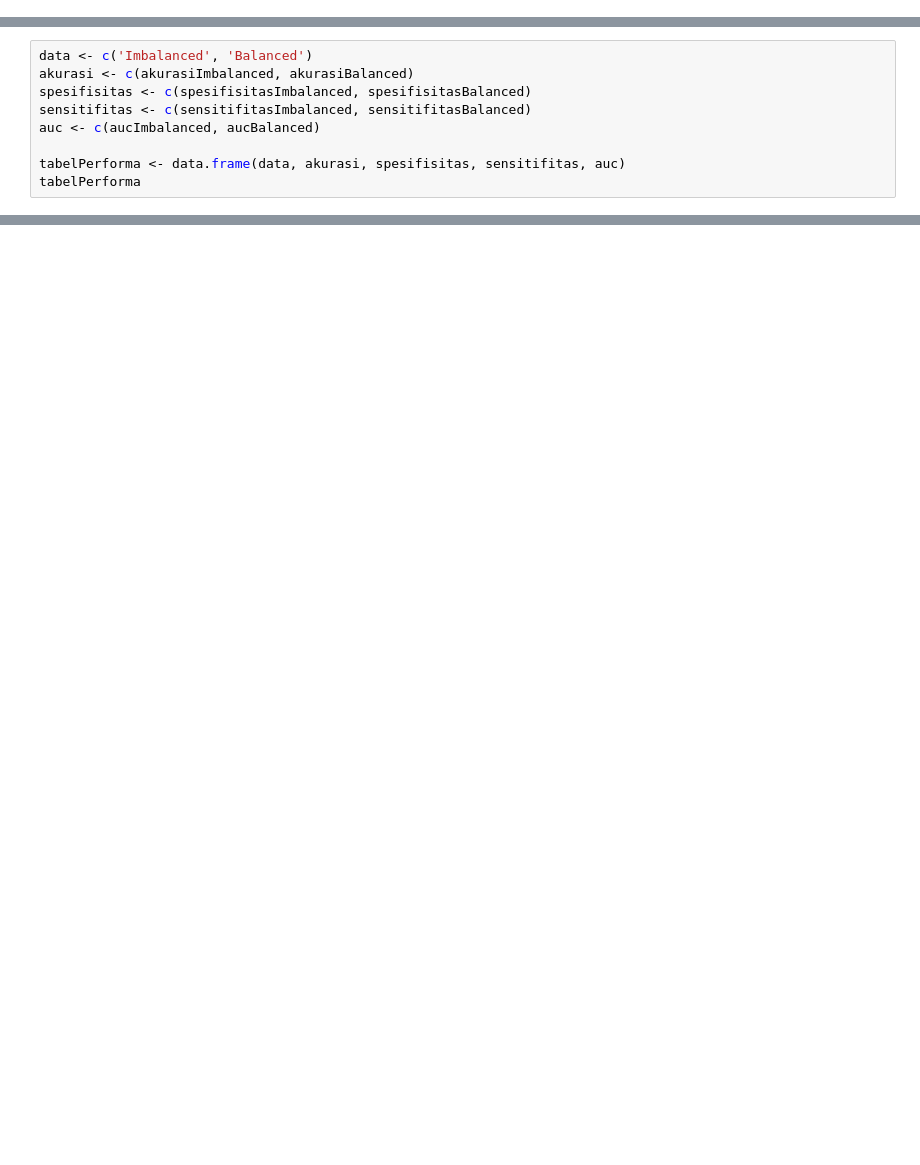
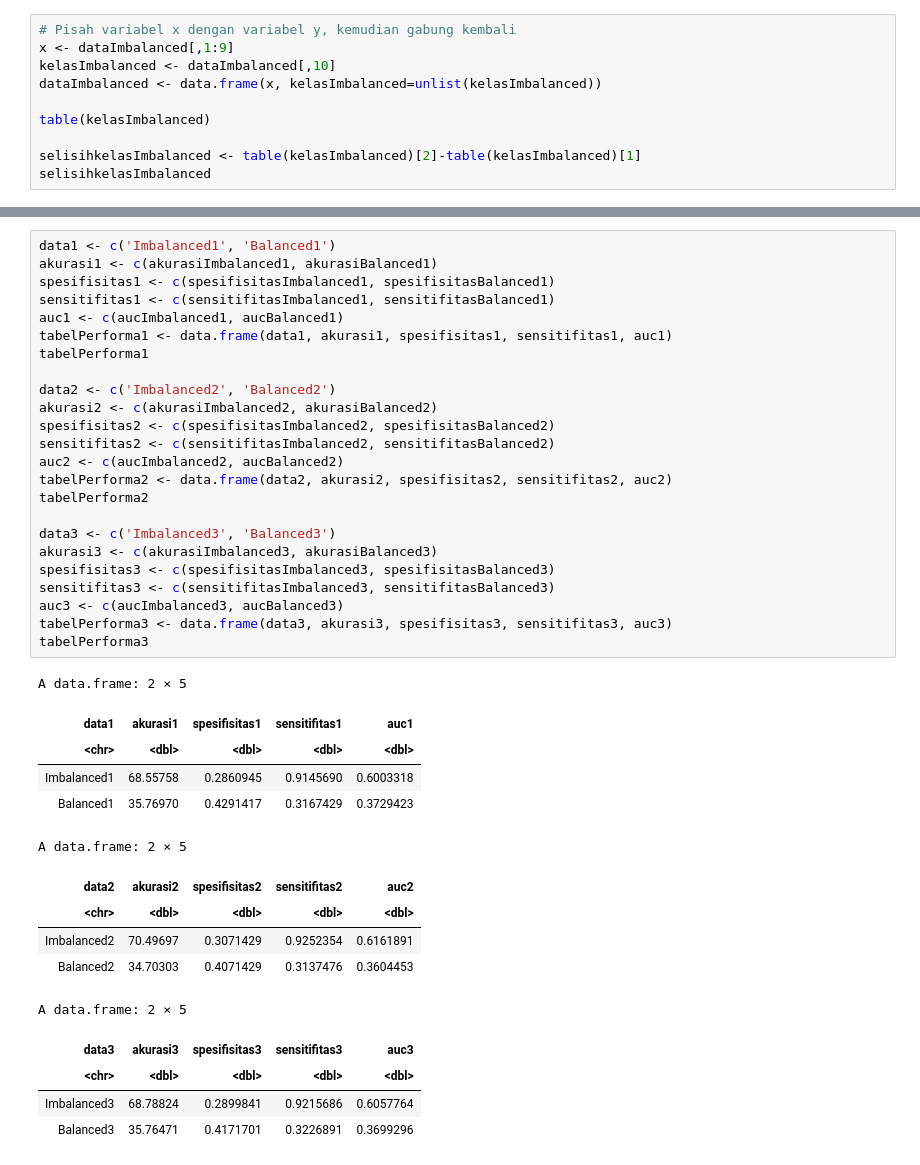
Before and after one commit to khenjyjohnelson/research-others, a Jupyter notebook: 04-Development/Code-Snippets/analysis.ipynb, the cells around one changed output, grey strips where cells are left out. Cells and saved outputs as stored; diff of their text form; blank space fills up the shorter version.

```diff
--- a/04-Development/Code-Snippets/analysis.ipynb
+++ b/04-Development/Code-Snippets/analysis.ipynb
@@ -107,0 +98,10 @@ kelasimbalanced
+# %%
+# Pisah variabel x dengan variabel y, kemudian gabung kembali
+x <- dataImbalanced[,1:9]
+kelasImbalanced <- dataImbalanced[,10]
+dataImbalanced <- data.frame(x, kelasImbalanced=unlist(kelasImbalanced))
+
+table(kelasImbalanced)
+
+selisihkelasImbalanced <- table(kelasImbalanced)[2]-table(kelasImbalanced)[1]
+selisihkelasImbalanced
@@ -227,9 +220,0 @@ prediksi  0  1
-# %%
-data <- c('Imbalanced', 'Balanced')
-akurasi <- c(akurasiImbalanced, akurasiBalanced)
-spesifisitas <- c(spesifisitasImbalanced, spesifisitasBalanced)
-sensitifitas <- c(sensitifitasImbalanced, sensitifitasBalanced)
-auc <- c(aucImbalanced, aucBalanced)
-
-tabelPerforma <- data.frame(data, akurasi, spesifisitas, sensitifitas, auc)
-tabelPerforma
@@ -241,0 +315,40 @@ A data.frame: 2 × 5
+# %%
+data1 <- c('Imbalanced1', 'Balanced1')
+akurasi1 <- c(akurasiImbalanced1, akurasiBalanced1)
+spesifisitas1 <- c(spesifisitasImbalanced1, spesifisitasBalanced1)
+sensitifitas1 <- c(sensitifitasImbalanced1, sensitifitasBalanced1)
+auc1 <- c(aucImbalanced1, aucBalanced1)
+tabelPerforma1 <- data.frame(data1, akurasi1, spesifisitas1, sensitifitas1, auc1)
+tabelPerforma1
+
+data2 <- c('Imbalanced2', 'Balanced2')
+akurasi2 <- c(akurasiImbalanced2, akurasiBalanced2)
+spesifisitas2 <- c(spesifisitasImbalanced2, spesifisitasBalanced2)
+sensitifitas2 <- c(sensitifitasImbalanced2, sensitifitasBalanced2)
+auc2 <- c(aucImbalanced2, aucBalanced2)
+tabelPerforma2 <- data.frame(data2, akurasi2, spesifisitas2, sensitifitas2, auc2)
+tabelPerforma2
+
+data3 <- c('Imbalanced3', 'Balanced3')
+akurasi3 <- c(akurasiImbalanced3, akurasiBalanced3)
+spesifisitas3 <- c(spesifisitasImbalanced3, spesifisitasBalanced3)
+sensitifitas3 <- c(sensitifitasImbalanced3, sensitifitasBalanced3)
+auc3 <- c(aucImbalanced3, aucBalanced3)
+tabelPerforma3 <- data.frame(data3, akurasi3, spesifisitas3, sensitifitas3, auc3)
+tabelPerforma3
+# %% [output]
+A data.frame: 2 × 5
+| data1 | akurasi1 | spesifisitas1 | sensitifitas1 | auc1 |
+| <chr> | <dbl> | <dbl> | <dbl> | <dbl> |
+| Imbalanced1 | 68.55758 | 0.2860945 | 0.9145690 | 0.6003318 |
+| Balanced1 | 35.76970 | 0.4291417 | 0.3167429 | 0.3729423 |
+A data.frame: 2 × 5
+| data2 | akurasi2 | spesifisitas2 | sensitifitas2 | auc2 |
+| <chr> | <dbl> | <dbl> | <dbl> | <dbl> |
+| Imbalanced2 | 70.49697 | 0.3071429 | 0.9252354 | 0.6161891 |
+| Balanced2 | 34.70303 | 0.4071429 | 0.3137476 | 0.3604453 |
+A data.frame: 2 × 5
+| data3 | akurasi3 | spesifisitas3 | sensitifitas3 | auc3 |
+| <chr> | <dbl> | <dbl> | <dbl> | <dbl> |
+| Imbalanced3 | 68.78824 | 0.2899841 | 0.9215686 | 0.6057764 |
+| Balanced3 | 35.76471 | 0.4171701 | 0.3226891 | 0.3699296 |
```
Also changed, not shown: parts of 24 cells of this notebook.
